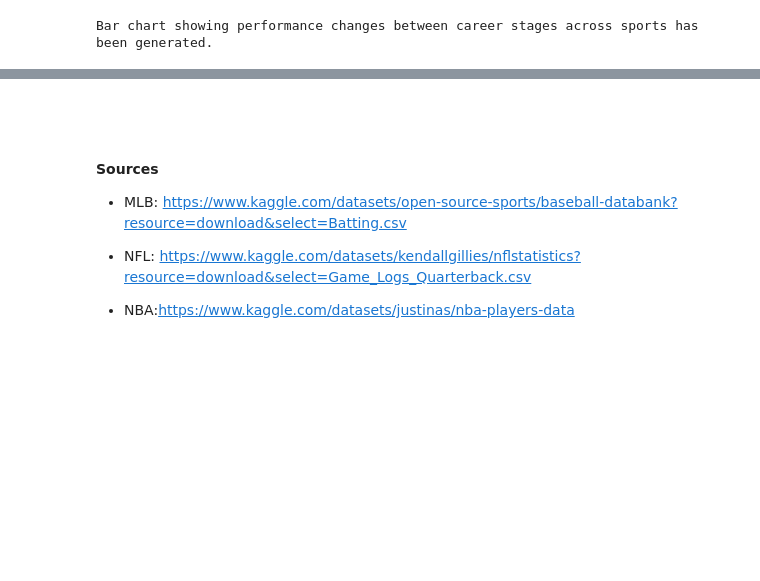
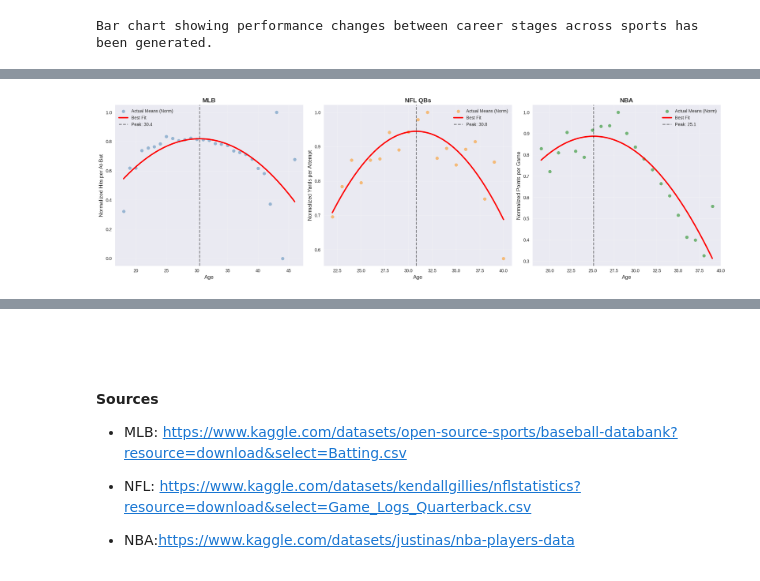
Before and after one commit to Zaji-L/Comparing_Sports_Primes, a Jupyter notebook: sports_primes_analysis_working.ipynb, the cells around one changed output, grey strips where cells are left out. Saved outputs shown, nothing was run; the diff lists cells and outputs as text; code cells hidden in the pictures; blank space fills up the shorter version.

```diff
--- a/sports_primes_analysis_working.ipynb
+++ b/sports_primes_analysis_working.ipynb
@@ -1523,0 +1574,83 @@ Bar chart showing performance changes between career stages across sports has be
+# %%
+import matplotlib.pyplot as plt
+import numpy as np
+import pandas as pd
+from sklearn.metrics import r2_score, mean_squared_error
+
+# Setup plotting area
+fig, axes = plt.subplots(1, 3, figsize=(20, 6))
+
+# Define configuration for each sport
+sports_config = [
+    {
+        'name': 'MLB',
+        'data': batting_regular_age,
+        'x_col': 'age',
+        'y_col': 'hits_per_ab',
+        'color': 'steelblue',
+        'ylabel': 'Hits per At-Bat'
+    },
+    {
+        'name': 'NFL QBs',
+        'data': QB_analysis_data,
+        'x_col': 'age',
+        'y_col': 'passing_yards_per_attempt',
+        'color': 'darkorange',
+        'ylabel': 'Yards per Attempt'
+    },
+    {
+        'name': 'NBA',
+        'data': nba_analysis_data,
+        'x_col': 'age',
+        'y_col': 'points_per_game',
+        'color': 'green',
+        'ylabel': 'Points per Game'
+    }
+]
+
+print("="*60)
+print("NORMALIZED QUADRATIC REGRESSION METRICS")
+print("="*60)
+
+for ax, config in zip(axes, sports_config):
+    # 1. Aggregate data to mean (reduce noise)
+    df_agg = config['data'].groupby(config['x_col'])[config['y_col']].mean().reset_index()
+    X = df_agg[config['x_col']].values
+    y = df_agg[config['y_col']].values
+
+    # NORMALIZATION STEP: Scale y to 0-1 range based on max value
+    max_val = y.max()
+    y_norm = y / max_val
+
+    # 2. Fit Quadratic Regression (Degree 2) on NORMALIZED Data
+    z = np.polyfit(X, y_norm, 2)
+    p = np.poly1d(z)
+    x_smooth = np.linspace(X.min(), X.max(), 100)
+    y_smooth = p(x_smooth)
+    y_pred_norm = p(X)
+
+    # 3. Calculate Metrics (on normalized data)
+    r2 = r2_score(y_norm, y_pred_norm)
+    mse = mean_squared_error(y_norm, y_pred_norm)
+    peak_age = -z[1] / (2 * z[0])
+
+    # Print Metrics
+    print(f"{config['name']}:")
+    print(f"  R² Score: {r2:.4f}")
+    print(f"  Normalized MSE: {mse:.6f}")
+    print(f"  Calculated Peak Age: {peak_age:.2f}")
+    print("-" * 30)
+
+    # 4. Plot
+    ax.scatter(X, y_norm, color=config['color'], alpha=0.5, label='Actual Means (Norm)')
+    ax.plot(x_smooth, y_smooth, color='red', linewidth=3, label='Best Fit')
+    ax.set_title(f"{config['name']}", fontsize=14, fontweight='bold')
+    ax.set_xlabel('Age', fontsize=12)
+    ax.set_ylabel(f"Normalized {config['ylabel']}", fontsize=12)
+    ax.axvline(peak_age, color='black', linestyle='--', alpha=0.5, label=f'Peak: {peak_age:.1f}')
+    ax.legend()
+    ax.grid(True, alpha=0.3)
+
+plt.tight_layout()
+plt.show()
+# %% [output]
@@ -1523,0 +1675 @@ Bar chart showing performance changes between career stages across sports has be
+[figure, added]
```
Also changed, not shown: parts of 19 cells of this notebook.
